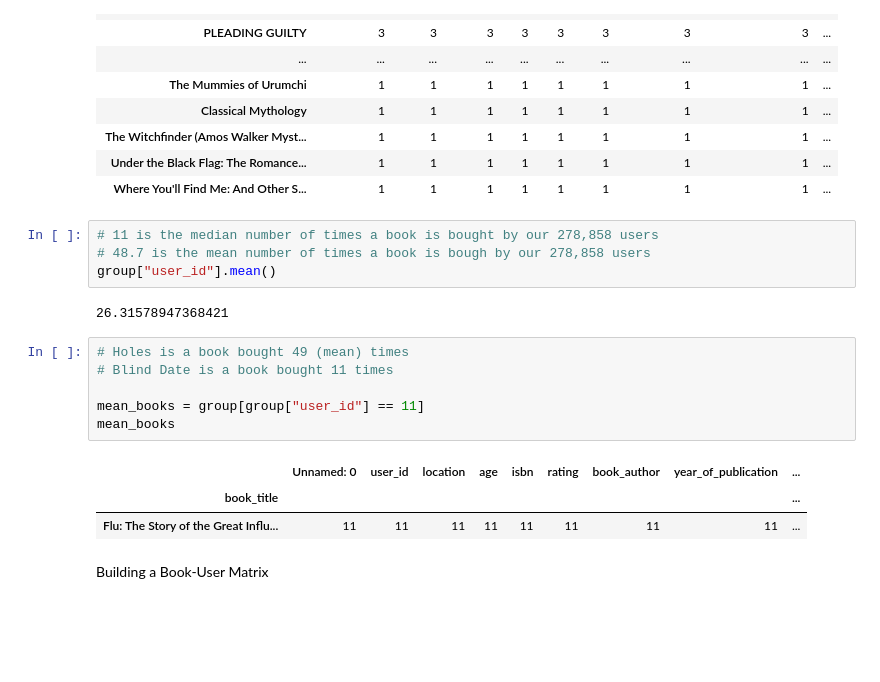
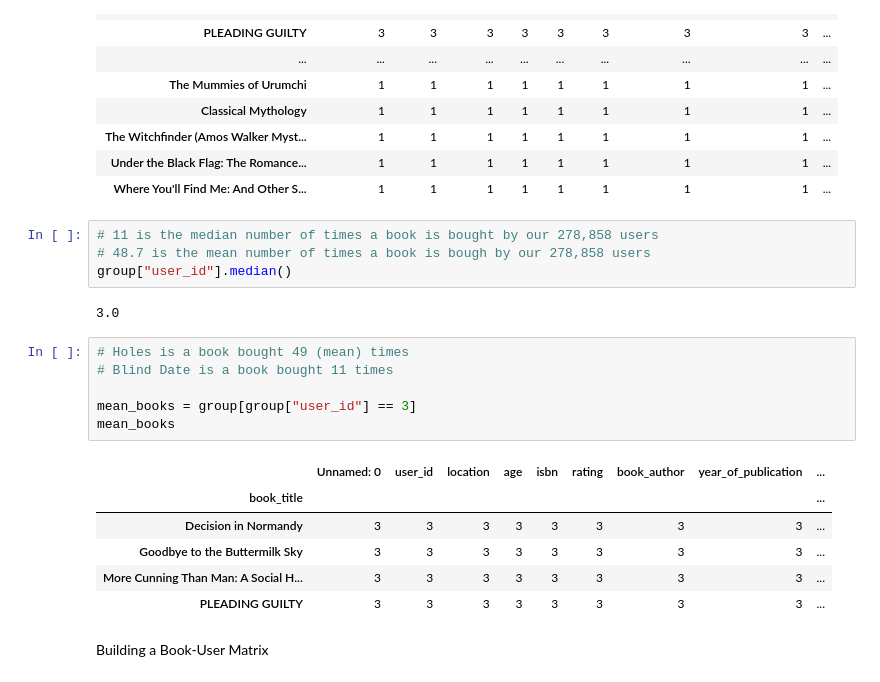
Before and after one commit to LongPatrol/final-project, a Jupyter notebook: Model2.ipynb, the cells around one changed output. Drawn from its saved outputs; the diff is of its cells as text; blank space fills up the shorter version.

```diff
--- a/Model2.ipynb
+++ b/Model2.ipynb
@@ -82,19 +82,22 @@ group.sort_values(["user_id"], ascending= False)
 # %%
 # 11 is the median number of times a book is bought by our 278,858 users
 # 48.7 is the mean number of times a book is bough by our 278,858 users
-group["user_id"].mean()
+group["user_id"].median()
 # %% [output]
-26.31578947368421
+3.0
 # %%
 # Holes is a book bought 49 (mean) times
 # Blind Date is a book bought 11 times
 
-mean_books = group[group["user_id"] == 11]
+mean_books = group[group["user_id"] == 3]
 mean_books
 # %% [output]
 |  | Unnamed: 0 | user_id | location | age | isbn | rating | book_author | year_of_publication | ... |
 | book_title |  |  |  |  |  |  |  |  | ... |
-| Flu: The Story of the Great Influ... | 11 | 11 | 11 | 11 | 11 | 11 | 11 | 11 | ... |
+| Decision in Normandy | 3 | 3 | 3 | 3 | 3 | 3 | 3 | 3 | ... |
+| Goodbye to the Buttermilk Sky | 3 | 3 | 3 | 3 | 3 | 3 | 3 | 3 | ... |
+| More Cunning Than Man: A Social H... | 3 | 3 | 3 | 3 | 3 | 3 | 3 | 3 | ... |
+| PLEADING GUILTY | 3 | 3 | 3 | 3 | 3 | 3 | 3 | 3 | ... |
 # %% [markdown]
 Building a Book-User Matrix
 # %%
```
Also changed, not shown: parts of 6 cells of this notebook.
